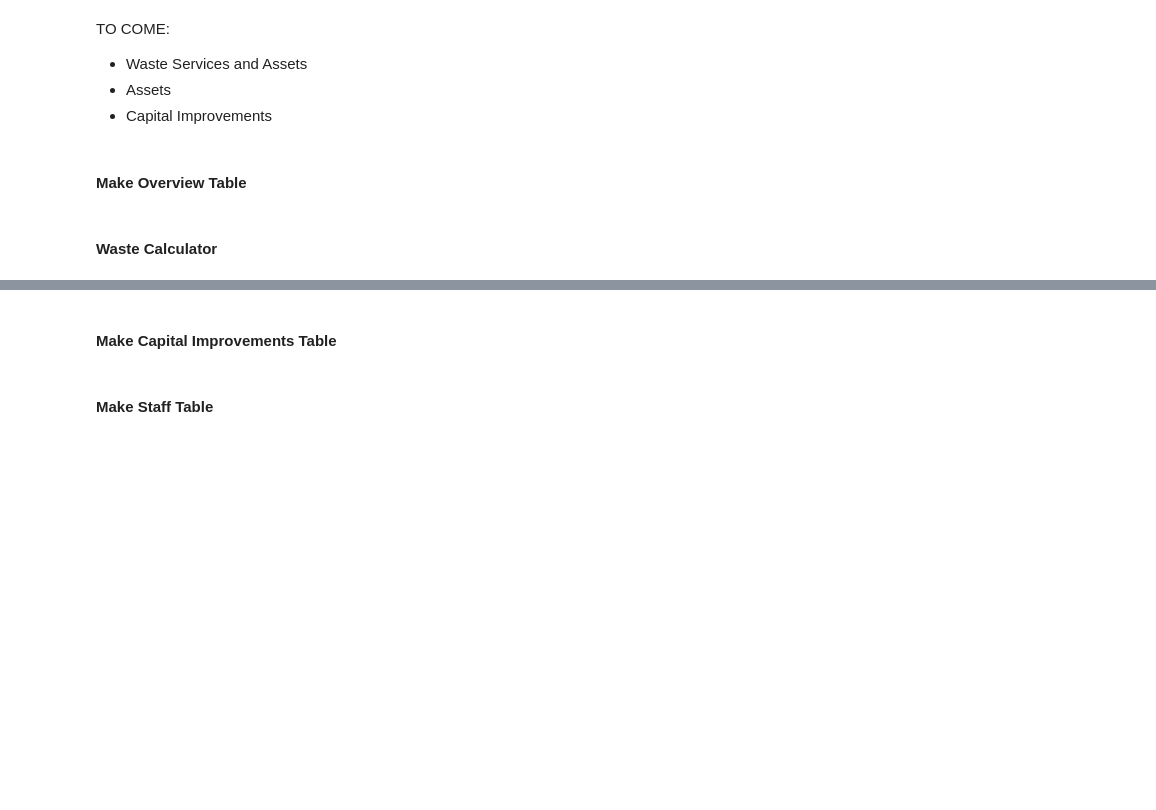
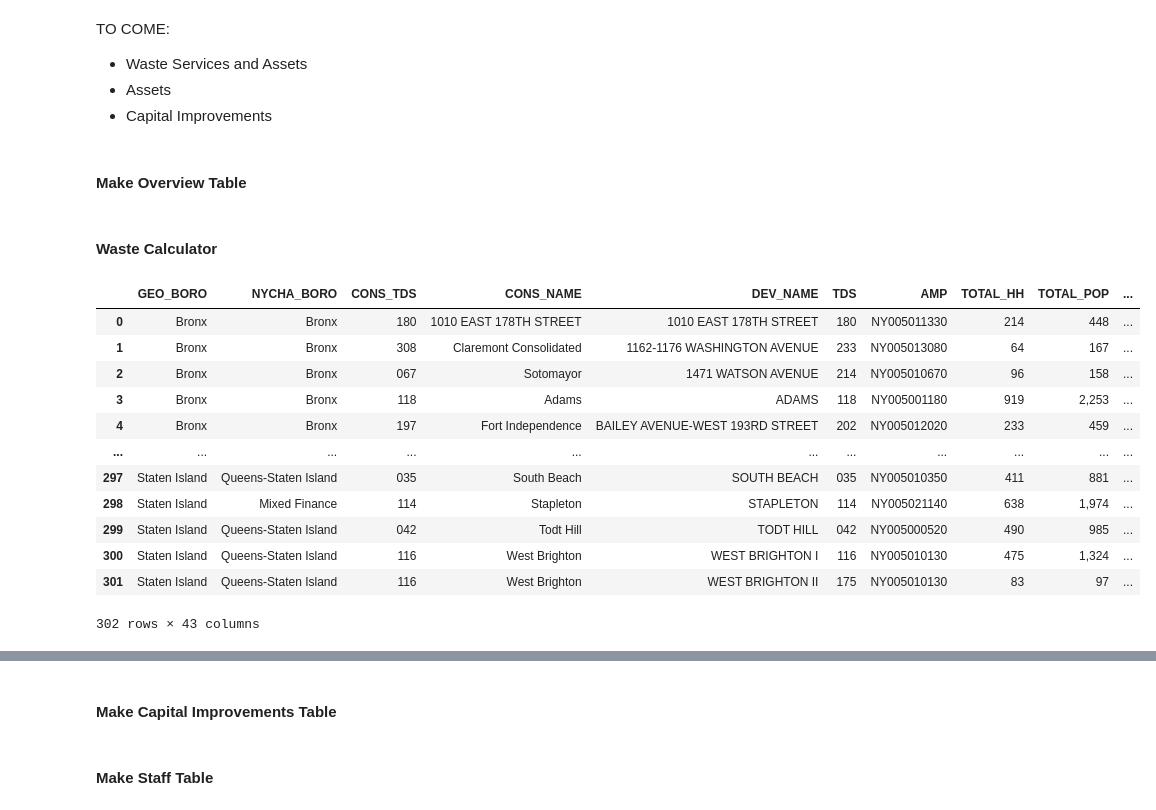
Before and after one commit to NYCHA-WasteManagement/Waste_IAPs, a Jupyter notebook: IAP_LaTeX_Automation.ipynb, the cells around one changed output, grey strips where cells are left out. Drawn from its saved outputs; the diff is of its cells as text; code cells hidden in the pictures; blank space fills up the shorter version.

Commit message:
Reworked Waste Calculator; First Pass at Capital Projects

```diff
--- a/IAP_LaTeX_Automation.ipynb
+++ b/IAP_LaTeX_Automation.ipynb
@@ -166,6 +166,7 @@ def make_overview_table(cons_tds, overview_data=overview_data):
 def add_waste_cols(overview_data=overview_data):
     conversion_factors = {'units_to_tons_day': 0.0025,
                          'cy_per_ton': {'trash': 21.05,
+                                        'trash_actual': 0,
                                        'MGP': 18.02,
                                        'cardboard': 26.67,
                                        'paper': 6.19,
@@ -174,9 +175,12 @@ def add_waste_cols(overview_data=overview_data):
                                        'textiles': 13.33},
                          'gallons_per_cy': 201.974,
                          'gallons_per_64gal': 64,
-                         'gallons_per_40lb_bag': 44}
+                         'gallons_per_40lb_bag': 44,
+                         'cy_per_44gal_bag':0.174,
+                         'cy_per_cardboard_bale':0.193}
 
     waste_percentages = {'trash': .26,
+                         'trash_actual':.894,
                         'MGP': .19,
                         'cardboard': .07,
                         'paper': .07,
@@ -186,24 +190,56 @@ def add_waste_cols(overview_data=overview_data):
 
     capture_rates = {'trash_primary': .75,
                     'trash_secondary': .25,
-                    'mgp': .05,
-                    'cardboard': .25,
-                    'paper': .10}
+                    'mgp': .30,
+                    'cardboard': .50,
+                    'paper': .20}
 
     overview_data['WASTE_TONS_DAY'] = overview_data['CURRENT_APTS'].apply(lambda x: x * conversion_factors['units_to_tons_day'])
 
     for key, value in waste_percentages.items():
         overview_data[f'{key.upper()}_CY'] = overview_data['WASTE_TONS_DAY'].apply(lambda x: x * value * conversion_factors['cy_per_ton'][key])
+        overview_data[f'{key.upper()}_TONS'] = overview_data['WASTE_TONS_DAY'].apply(lambda x: x * value)
 
-    overview_data['TRASH_CHUTE_CY'] = overview_data['TRASH_CY']*capture_rates['trash_primary']
+    overview_data['TRASH_ACTUAL_CY'] = (overview_data['TRASH_CY']+
+                                           overview_data['MGP_CY']+
+                                           overview_data['CARDBOARD_CY']+
+                                           overview_data['PAPER_CY']+
+                                           overview_data['ORGANICS_CY']+
+                                           overview_data['EWASTE_CY']+
+                                           overview_data['TEXTILES_CY'])-(overview_data['MGP_CY']*capture_rates['mgp']+
+                                                                         overview_data['CARDBOARD_CY']*capture_rates['cardboard']+
+                                                                         overview_data['PAPER_CY']*capture_rates['paper'])
+
+    overview_data['TRASH_CHUTE_CY'] = overview_data['TRASH_ACTUAL_CY']*capture_rates['trash_primary']
+    overview_data['TRASH_CHUTE_TONS'] = overview_data['TRASH_ACTUAL_TONS']*capture_rates['trash_primary']
     overview_data['TRASH_CHUTE_SAUSAGE'] = ((overview_data['TRASH_CHUTE_CY'])/conversion_factors['cy_per_ton']['trash'])*(2000/40)
-    overview_data['TRASH_DROP_CY'] = overview_data['TRASH_CY']*capture_rates['trash_secondary']
+    overview_data['TRASH_DROP_CY'] = overview_data['TRASH_ACTUAL_CY']*capture_rates['trash_secondary']
+    overview_data['TRASH_DROP_TONS'] = overview_data['TRASH_ACTUAL_TONS']*capture_rates['trash_secondary']
     overview_data['TRASH_DROP_BINS'] = overview_data['TRASH_DROP_CY']*conversion_factors['gallons_per_cy']/64
-    overview_data['CAPTURED_MGP_CY'] = overview_data['MGP_CY']*capture_rates['mgp']
-    overview_data['CAPTURED_CARDBOARD_CY'] = overview_data['CARDBOARD_CY']*capture_rates['cardboard']
-    overview_data['CAPTURED_PAPER_CY'] = overview_data['PAPER_CY']*capture_rates['paper']
+    overview_data['CAPTURED_MGP_TONS_WEEK'] = overview_data['MGP_TONS']*capture_rates['mgp']*7
+    overview_data['CAPTURED_CARDBOARD_TONS_WEEK'] = overview_data['CARDBOARD_TONS']*capture_rates['cardboard']*7
+    overview_data['CAPTURED_PAPER_TONS_WEEK'] = overview_data['PAPER_TONS']*capture_rates['paper']*7
+    overview_data['MGP_BAGS_WEEK'] = overview_data['MGP_CY']*capture_rates['mgp']*7/conversion_factors['cy_per_44gal_bag']
+    overview_data['PAPER_BAGS_WEEK'] = overview_data['PAPER_CY']*capture_rates['paper']*7/conversion_factors['cy_per_44gal_bag']
+    overview_data['CARDBOARD_BALES_WEEK'] = overview_data['CARDBOARD_CY']*capture_rates['cardboard']*7/conversion_factors['cy_per_cardboard_bale']
 
     return overview_data
+# %%
+add_waste_cols()
+# %% [output]
+|  | GEO_BORO | NYCHA_BORO | CONS_TDS | CONS_NAME | DEV_NAME | TDS | AMP | TOTAL_HH | TOTAL_POP | ... |
+| 0 | Bronx | Bronx | 180 | 1010 EAST 178TH STREET | 1010 EAST 178TH STREET | 180 | NY005011330 | 214 | 448 | ... |
+| 1 | Bronx | Bronx | 308 | Claremont Consolidated | 1162-1176 WASHINGTON AVENUE | 233 | NY005013080 | 64 | 167 | ... |
+| 2 | Bronx | Bronx | 067 | Sotomayor | 1471 WATSON AVENUE | 214 | NY005010670 | 96 | 158 | ... |
+| 3 | Bronx | Bronx | 118 | Adams | ADAMS | 118 | NY005001180 | 919 | 2,253 | ... |
+| 4 | Bronx | Bronx | 197 | Fort Independence | BAILEY AVENUE-WEST 193RD STREET | 202 | NY005012020 | 233 | 459 | ... |
+| ... | ... | ... | ... | ... | ... | ... | ... | ... | ... | ... |
+| 297 | Staten Island | Queens-Staten Island | 035 | South Beach | SOUTH BEACH | 035 | NY005010350 | 411 | 881 | ... |
+| 298 | Staten Island | Mixed Finance | 114 | Stapleton | STAPLETON | 114 | NY005021140 | 638 | 1,974 | ... |
+| 299 | Staten Island | Queens-Staten Island | 042 | Todt Hill | TODT HILL | 042 | NY005000520 | 490 | 985 | ... |
+| 300 | Staten Island | Queens-Staten Island | 116 | West Brighton | WEST BRIGHTON I | 116 | NY005010130 | 475 | 1,324 | ... |
+| 301 | Staten Island | Queens-Staten Island | 116 | West Brighton | WEST BRIGHTON II | 175 | NY005010130 | 83 | 97 | ... |
+302 rows × 43 columns
 # %%
 def make_waste_distribution_table(cons_tds, overview_data=overview_data):
     cons_data = overview_data[overview_data['CONS_TDS'] == cons_tds]
```
Also changed, not shown: parts of 7 cells of this notebook, 12 other files.
